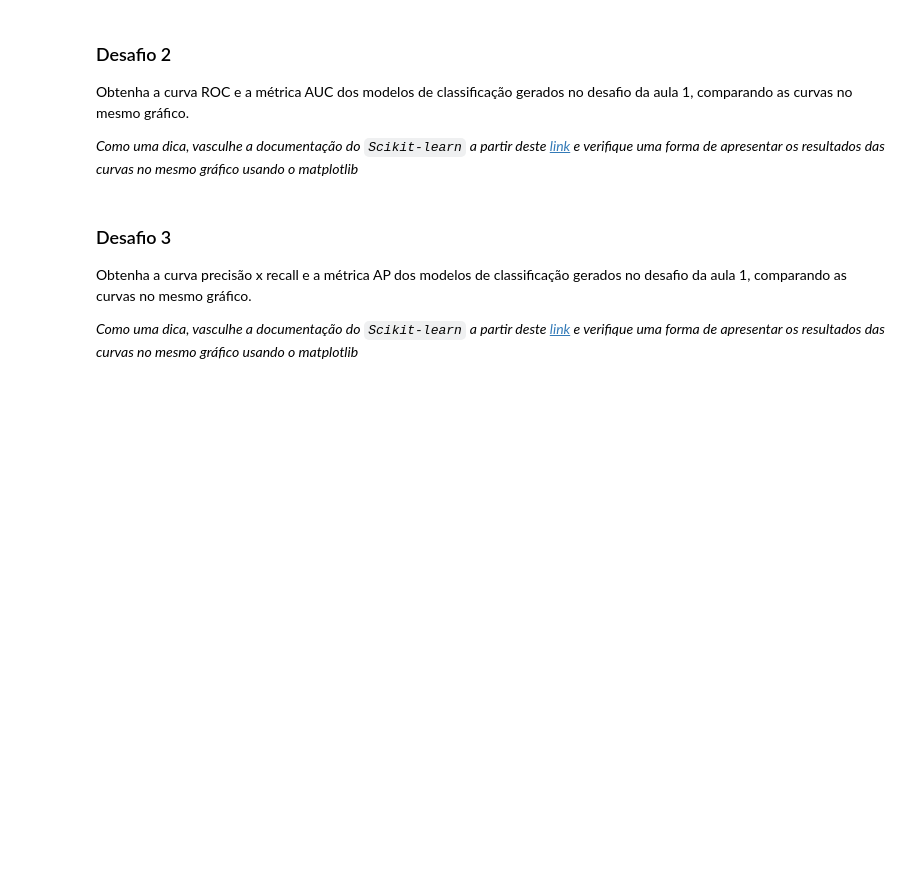
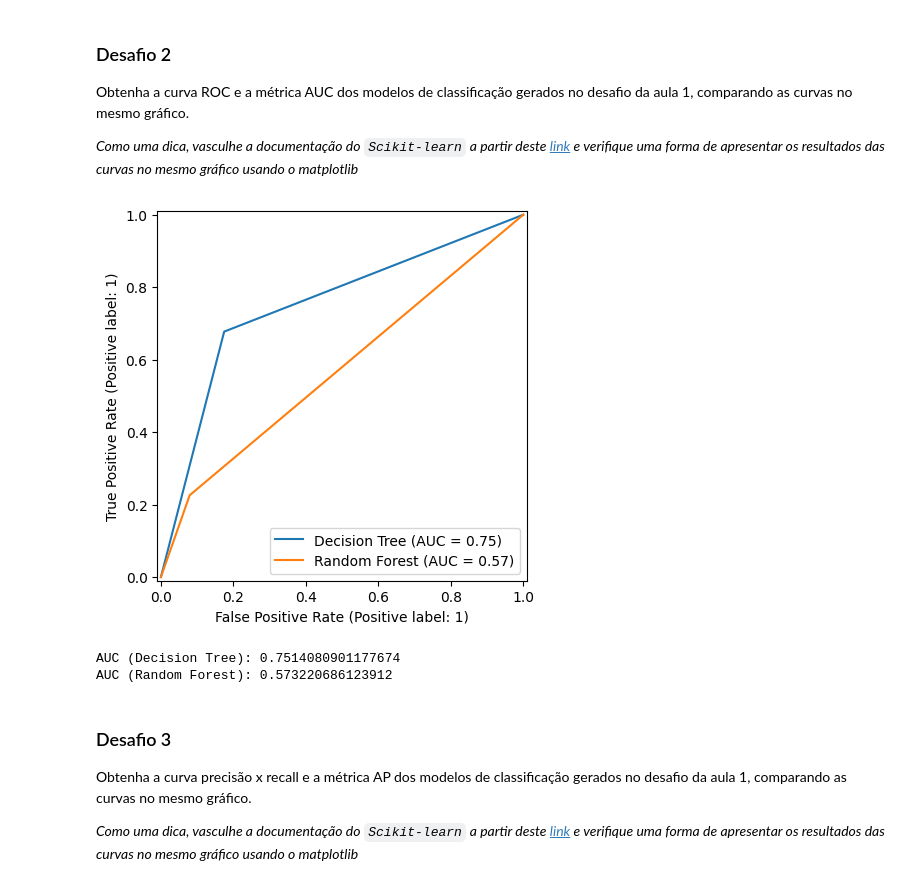
Before and after one commit to TheGabrielVieira/validacao-modelos-metricas-de-avalia--o, a Jupyter notebook: desafio/prática_diagnosticados_pacientes_diabetes.ipynb, the cells around one changed output. Cells and saved outputs as stored; diff of their text form; code cells hidden in the pictures; blank space fills up the shorter version.

```diff
--- a/desafio/prática_diagnosticados_pacientes_diabetes.ipynb
+++ b/desafio/prática_diagnosticados_pacientes_diabetes.ipynb
@@ -82,0 +85,6 @@ Extraia as métricas acurácia, recall, precisão e F1-Score dos modelos de clas
+# %%
+tree_predict = tree.predict(X_val)
+print(f'Acurácia (Decision Tree): {accuracy_score(y_val, tree_predict)}')
+print(f'Reccall (Decision Tree): {recall_score(y_val, tree_predict)}')
+print(f'Precisão (Decision Tree): {precision_score(y_val, tree_predict)}')
+print(f'F1_score (Decision Tree): {f1_score(y_val, tree_predict)}')
@@ -82,0 +96,6 @@ Extraia as métricas acurácia, recall, precisão e F1-Score dos modelos de clas
+# %%
+rf_predict = random_forest.predict(X_val)
+print(f'Acurácia (Random Forest): {accuracy_score(y_val, rf_predict)}')
+print(f'Reccall (Random Forest): {recall_score(y_val, rf_predict)}')
+print(f'Precisão (Random Forest): {precision_score(y_val, rf_predict)}')
+print(f'F1_score (Random Forest): {f1_score(y_val, rf_predict)}')
@@ -89,3 +115,14 @@ Obtenha a curva ROC e a métrica AUC dos modelos de classificação gerados no d
+# %%
+cruva_ROC = RocCurveDisplay.from_predictions(y_val, tree_predict, name='Decision Tree')
+cruva_ROC = RocCurveDisplay.from_predictions(y_val, rf_predict, name='Random Forest', ax=cruva_ROC.ax_)
+# %% [output]
+[figure, added]
+# %%
+print(f'AUC (Decision Tree): {roc_auc_score(y_val, tree_predict)}')
+print(f'AUC (Random Forest): {roc_auc_score(y_val, rf_predict)}')
+# %% [output]
+AUC (Decision Tree): 0.7514080901177674
+AUC (Random Forest): 0.573220686123912
 # %% [markdown]
 ### Desafio 3
 
```
Also changed, not shown: parts of 10 cells of this notebook, 1 other file.
